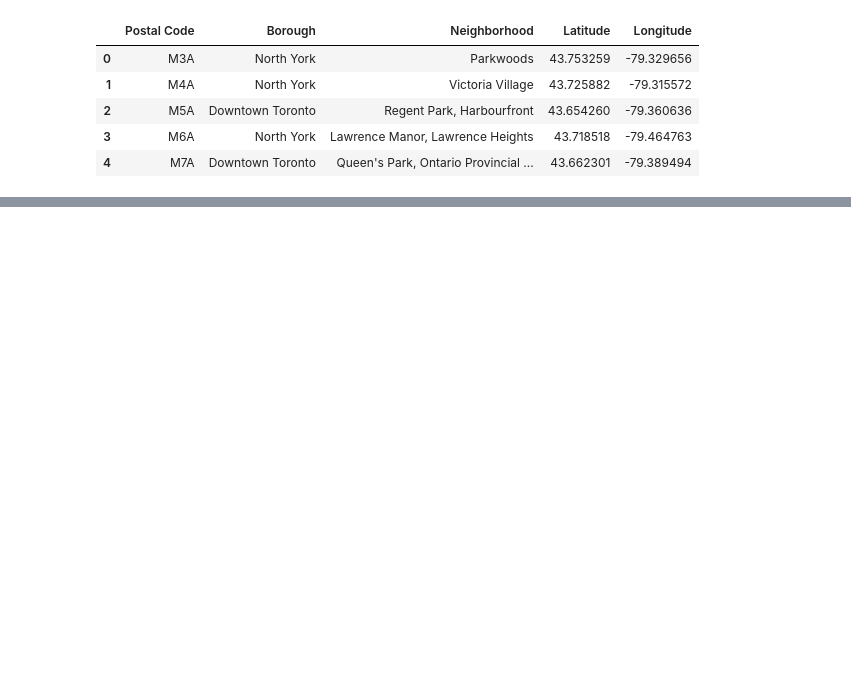
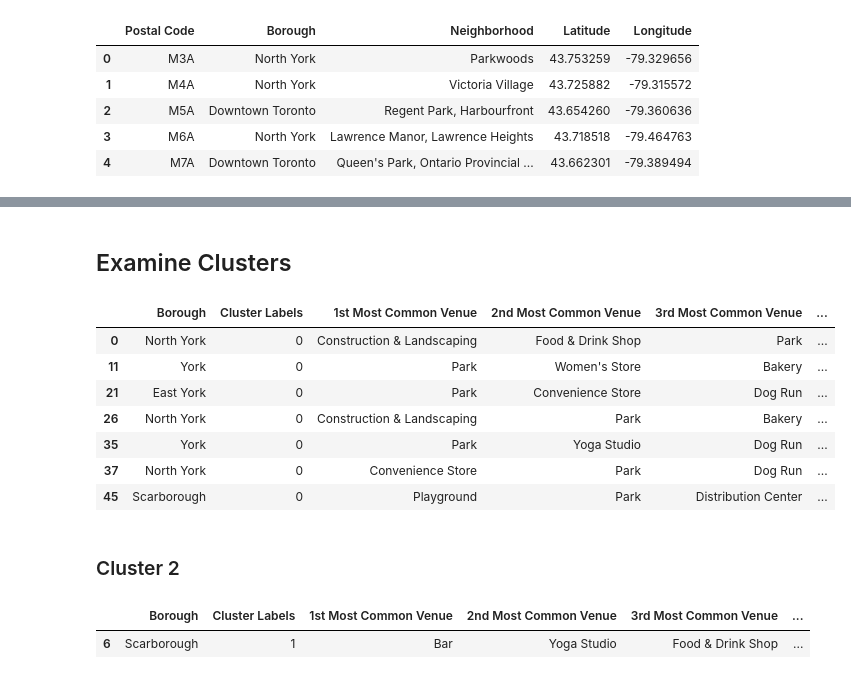
Before and after one commit to githmm/Coursera_Capstone, a Jupyter notebook: Week 3 Assignment - Toronto Neighborhoods Clustering.ipynb, the cells around one changed output, grey strips where cells are left out. Cells and saved outputs as stored; diff of their text form; code cells hidden in the pictures; blank space fills up the shorter version.

```diff
--- a/Week 3 Assignment - Toronto Neighborhoods Clustering.ipynb
+++ b/Week 3 Assignment - Toronto Neighborhoods Clustering.ipynb
@@ -222,0 +475,2 @@ Name: Latitude, dtype: float64
+# %% [markdown]
+## Examine Clusters
@@ -222,0 +479,18 @@ Name: Latitude, dtype: float64
+# %%
+toronto_merged.loc[toronto_merged['Cluster Labels'] == 0, toronto_merged.columns[[1] + list(range(5, toronto_merged.shape[1]))]]
+# %% [output]
+|  | Borough | Cluster Labels | 1st Most Common Venue | 2nd Most Common Venue | 3rd Most Common Venue | ... |
+| 0 | North York | 0 | Construction & Landscaping | Food & Drink Shop | Park | ... |
+| 11 | York | 0 | Park | Women's Store | Bakery | ... |
+| 21 | East York | 0 | Park | Convenience Store | Dog Run | ... |
+| 26 | North York | 0 | Construction & Landscaping | Park | Bakery | ... |
+| 35 | York | 0 | Park | Yoga Studio | Dog Run | ... |
+| 37 | North York | 0 | Convenience Store | Park | Dog Run | ... |
+| 45 | Scarborough | 0 | Playground | Park | Distribution Center | ... |
+# %% [markdown]
+### Cluster 2
+# %%
+toronto_merged.loc[toronto_merged['Cluster Labels'] == 1, toronto_merged.columns[[1] + list(range(5, toronto_merged.shape[1]))]]
+# %% [output]
+|  | Borough | Cluster Labels | 1st Most Common Venue | 2nd Most Common Venue | 3rd Most Common Venue | ... |
+| 6 | Scarborough | 1 | Bar | Yoga Studio | Food & Drink Shop | ... |
```
Also changed, not shown: parts of 68 cells of this notebook.
